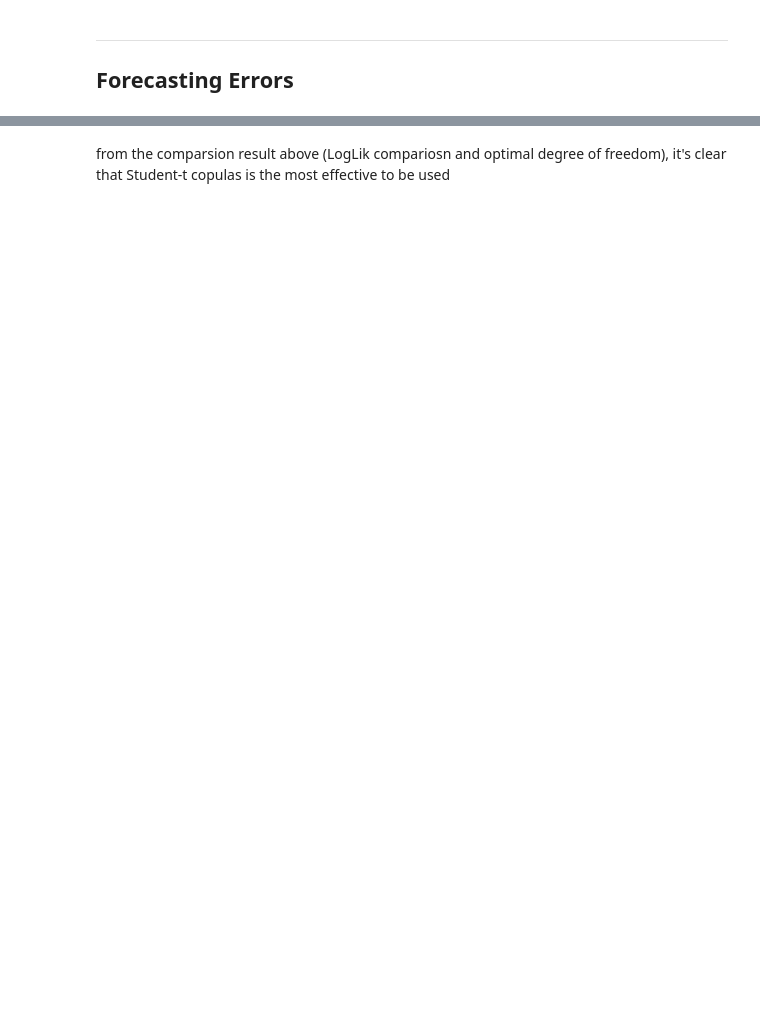
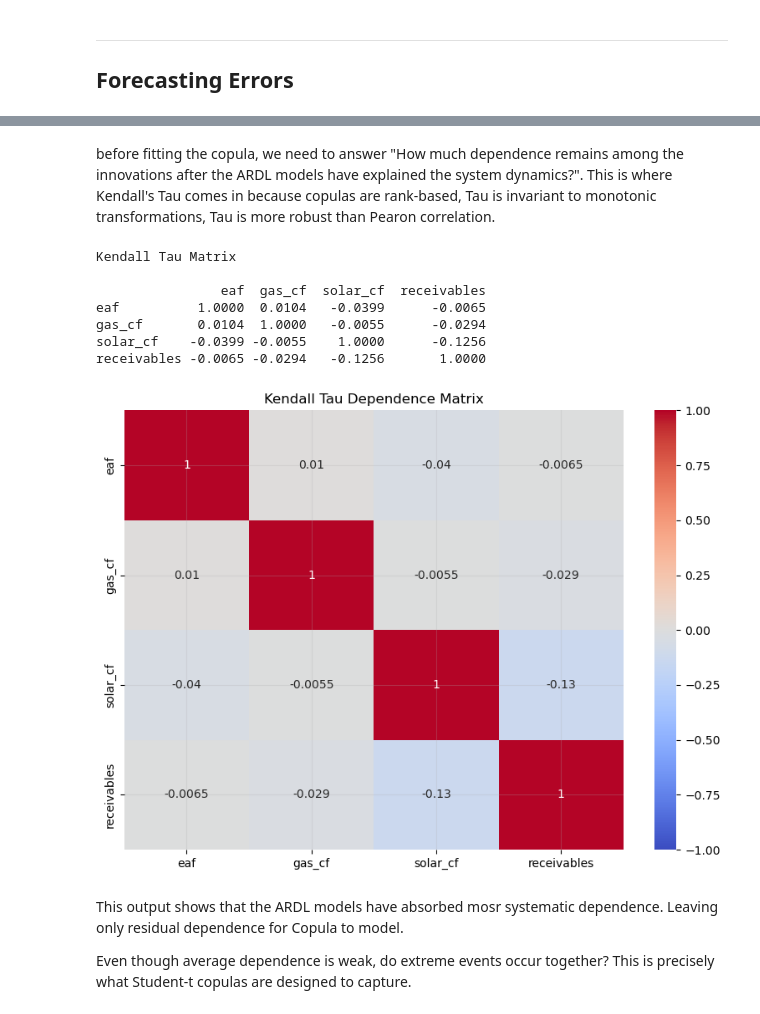
Before and after one commit to I-Sobe/nigeria-integrated-energy-model, a Jupyter notebook: integrated_gas_solar_model.ipynb, the cells around one changed output, grey strips where cells are left out. Drawn from its saved outputs; the diff is of its cells as text; code cells hidden in the pictures; blank space fills up the shorter version.

```diff
--- a/integrated_gas_solar_model.ipynb
+++ b/integrated_gas_solar_model.ipynb
@@ -2268,20 +3772,0 @@ for col in residuals.columns:
-# %%
-# ==========================================================
-# HISTOGRAMS
-# ==========================================================
-
-import matplotlib.pyplot as plt
-
-for col in residuals.columns:
-
-    plt.figure(figsize=(6,4))
-
-    residuals[col].hist(
-        bins=20
-    )
-
-    plt.title(col)
-
-    plt.grid(True)
-
-    plt.show()
@@ -2514,2 +3835,52 @@ print(comparison)
-# %% [markdown]
-from the comparsion result above (LogLik compariosn and optimal degree of freedom), it's clear that Student-t copulas is the most effective to be used
+# %% [markdown]
+before fitting the copula, we need to answer "How much dependence remains among the innovations after the ARDL models have explained the system dynamics?". This is where Kendall's Tau comes in because copulas are rank-based, Tau is invariant to monotonic transformations, Tau is more robust than Pearon correlation.
+# %%
+# ==========================================================
+# KENDALL TAU DEPENDENCE ANALYSIS
+# ==========================================================
+
+import seaborn as sns
+import matplotlib.pyplot as plt
+
+# ----------------------------------------------------------
+# KENDALL TAU MATRIX
+# ----------------------------------------------------------
+
+tau = u.corr(method="kendall")
+
+print("Kendall Tau Matrix")
+print()
+print(tau.round(4))
+
+# ----------------------------------------------------------
+# HEATMAP
+# ----------------------------------------------------------
+
+plt.figure(figsize=(8,6))
+
+sns.heatmap(
+    tau,
+    annot=True,
+    cmap="coolwarm",
+    center=0,
+    vmin=-1,
+    vmax=1
+)
+
+plt.title("Kendall Tau Dependence Matrix")
+
+plt.tight_layout()
+plt.show()
+# %% [output]
+Kendall Tau Matrix
+
+                eaf  gas_cf  solar_cf  receivables
+eaf          1.0000  0.0104   -0.0399      -0.0065
+gas_cf       0.0104  1.0000   -0.0055      -0.0294
+solar_cf    -0.0399 -0.0055    1.0000      -0.1256
+receivables -0.0065 -0.0294   -0.1256       1.0000
+[figure, added]
+# %% [markdown]
+This output shows that the ARDL models have absorbed mosr systematic dependence. Leaving only residual dependence for Copula to model.
+
+Even though average dependence is weak, do extreme events occur together? This is precisely what Student-t copulas are designed to capture.
```
Also changed, not shown: parts of 99 cells of this notebook.
